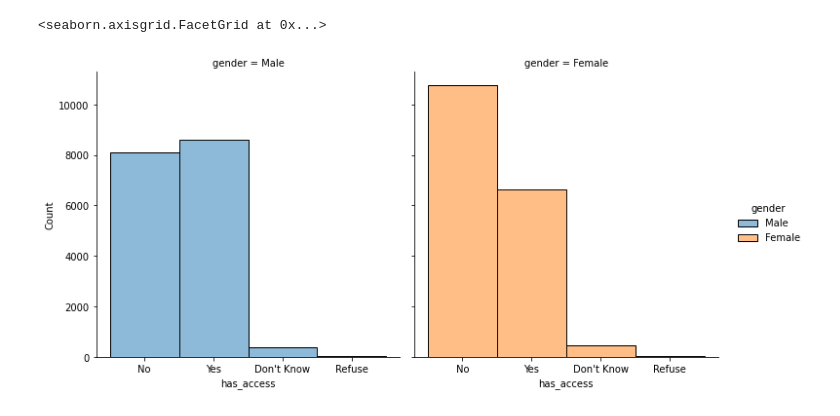
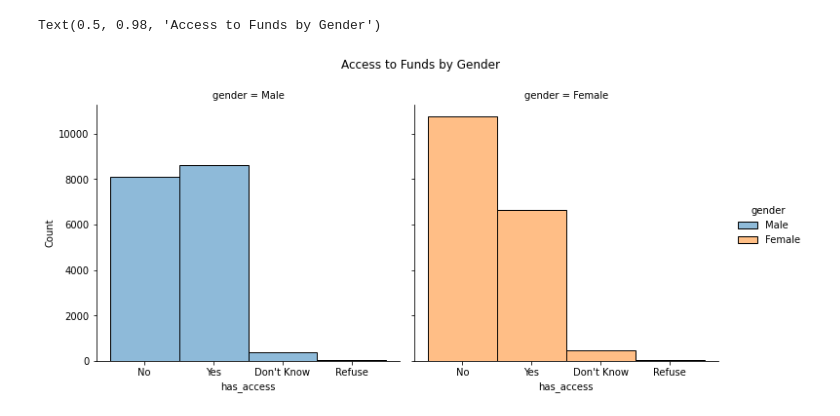
Before and after one commit to sds-capstone/2022-09-proj7-women-at-table, a Jupyter notebook: CapstoneDataAnalysis.ipynb, the cells around one changed output. Saved outputs shown, nothing was run; the diff lists cells and outputs as text; code cells hidden in the pictures.

```diff
--- a/CapstoneDataAnalysis.ipynb
+++ b/CapstoneDataAnalysis.ipynb
@@ -106,7 +131,10 @@ sns.displot(y="has_access", hue= "national_id", col= "national_id", data=dem_df)
 # %%
 #@title Gender & Access
 
-sns.displot(x="has_access", col= "gender", hue= "gender", data=dem_df)
+gender_access = sns.displot(x="has_access", col= "gender", hue= "gender", data=dem_df)
+
+gender_access.fig.subplots_adjust(top=.85)
+gender_access.fig.suptitle('Access to Funds by Gender')
 # %% [output]
-<seaborn.axisgrid.FacetGrid at 0x...>
+Text(0.5, 0.98, 'Access to Funds by Gender')
-[figure, old version]
+[figure, new version]
```
Also changed, not shown: parts of 15 cells of this notebook.
